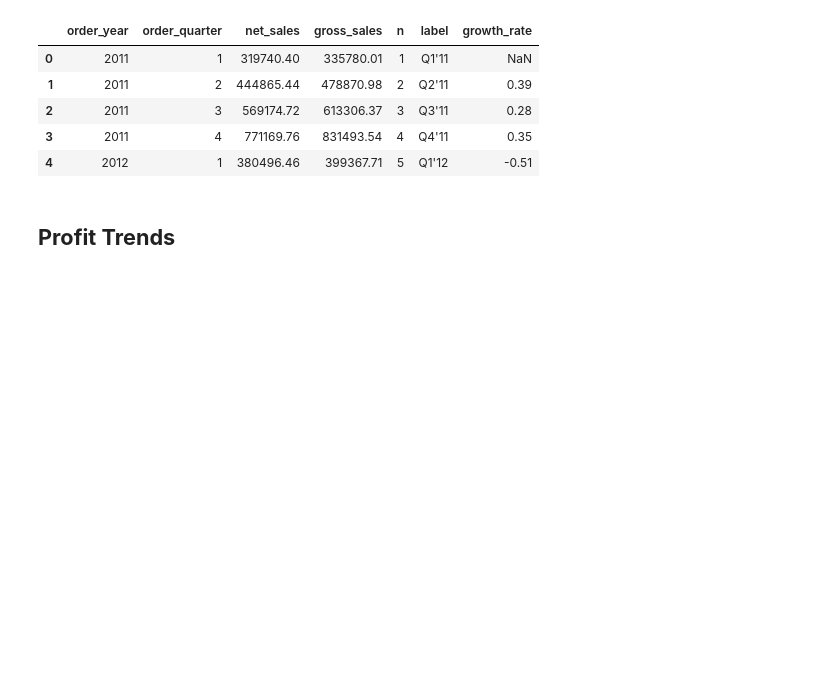
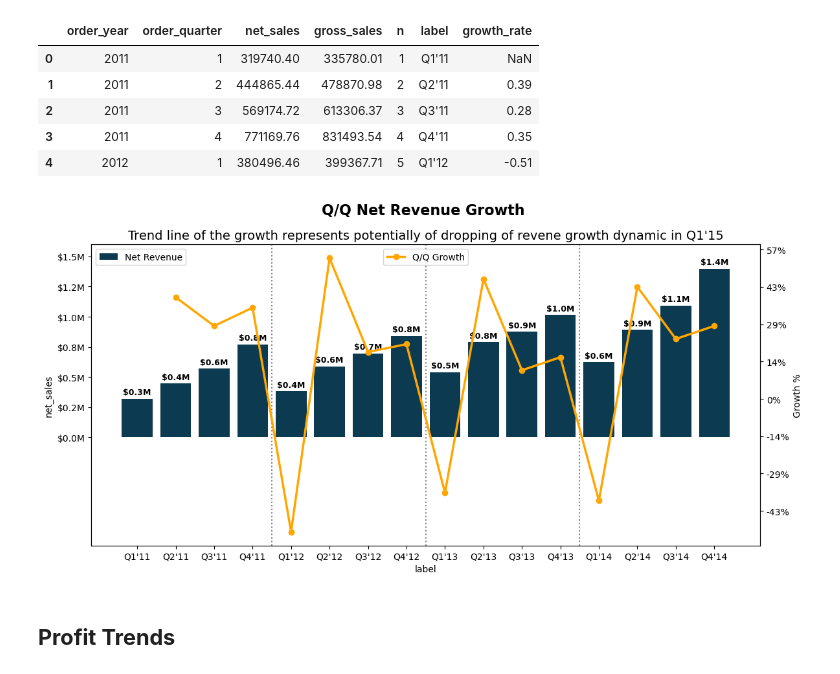
Before and after one commit to annugit1655/Global-Superstore-Project, a Jupyter notebook: notebooks/order-return-sales-analysis.ipynb, the cells around one changed output. Cells and saved outputs as stored; diff of their text form; code cells hidden in the pictures; blank space fills up the shorter version.

Commit message:
'quarter_growth'

```diff
--- a/notebooks/order-return-sales-analysis.ipynb
+++ b/notebooks/order-return-sales-analysis.ipynb
@@ -599,6 +599,60 @@ display(quarterly.head())
 | 2 | 2011 | 3 | 569174.72 | 613306.37 | 3 | Q3'11 | 0.28 |
 | 3 | 2011 | 4 | 771169.76 | 831493.54 | 4 | Q4'11 | 0.35 |
 | 4 | 2012 | 1 | 380496.46 | 399367.71 | 5 | Q1'12 | -0.51 |
+# %%
+# --- visualization of Quarter Net Revenue Growth
+# Reorder labels by 'n'
+from matplotlib.ticker import FuncFormatter
+
+
+quarterly = quarterly.sort_values('n')
+scale = quarterly['net_sales'].max()
+
+# Create figure and axis
+fig, ax = plt.subplots(figsize=(12,6))
+
+# bar plot for net_sales
+sns.barplot(data=quarterly, x='label', y='net_sales', color = '#003f5c', ax=ax, label = 'Net Revenue')
+ax.legend()
+# Add text labels on bar
+for i, v in enumerate(quarterly['net_sales']):
+    ax.text(i, v + 20000, f"${v/1e6:.1f}M", ha='center', va='bottom', fontsize=9, fontweight='bold')
+
+# Plot the line chart for growth
+ax2 = ax.twinx()
+ax2.plot(quarterly['label'], quarterly['growth_rate']*scale, color='#ffa600', marker='o', lw = 2.5, label='Q/Q Growth')
+ax2.set_ylabel("Growth %")
+ax2.legend()
+
+# Format the y-axis labels
+def millions(x, pos):
+    return f"${x / 1e6:.1f}M"
+
+ax.yaxis.set_major_formatter(FuncFormatter(millions))
+ax2.yaxis.set_major_formatter(FuncFormatter(lambda x, pos: f"{x/scale:.0%}"))
+
+# Set the limits and breaks for the y-axis
+ax.set_ylim(-900000, 1600000)
+ax.set_yticks(range(0, 1600001, 250000))
+#ax2.set_yticks([-0.6, -0.4, -0.2, 0, 0.2, 0.4, 0.6, 0.8, 1])
+
+# Add Vertical line:
+for x in range(4, len(quarterly['label']), 4):
+    ax.axvline(x = x - 0.5, ls='dotted', color='gray')
+
+# Add labels and title
+fig.suptitle("Q/Q Net Revenue Growth", fontsize=16, fontweight='bold')
+ax.set_title("Trend line of the growth represents potentially of dropping of revene growth dynamic in Q1'15", fontsize=14)
+
+# Add legend
+ax.legend(loc='upper left')
+ax2.legend(loc='upper center')
+
+# Add layout
+plt.tight_layout()
+plt.show()
+# %% [output]
+[figure, added]
 # %% [markdown]
 ## **Profit Trends**
 # %%
```
Also changed, not shown: parts of 2 cells of this notebook.
